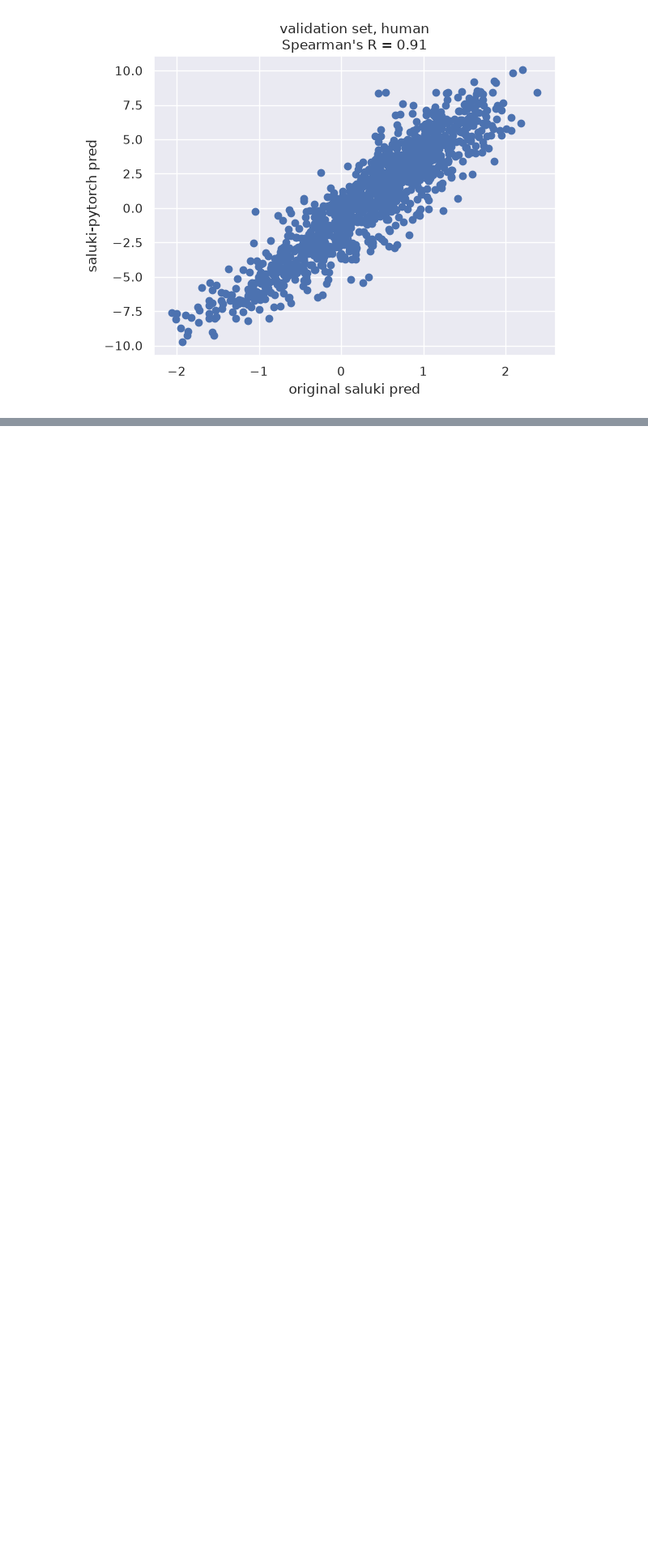
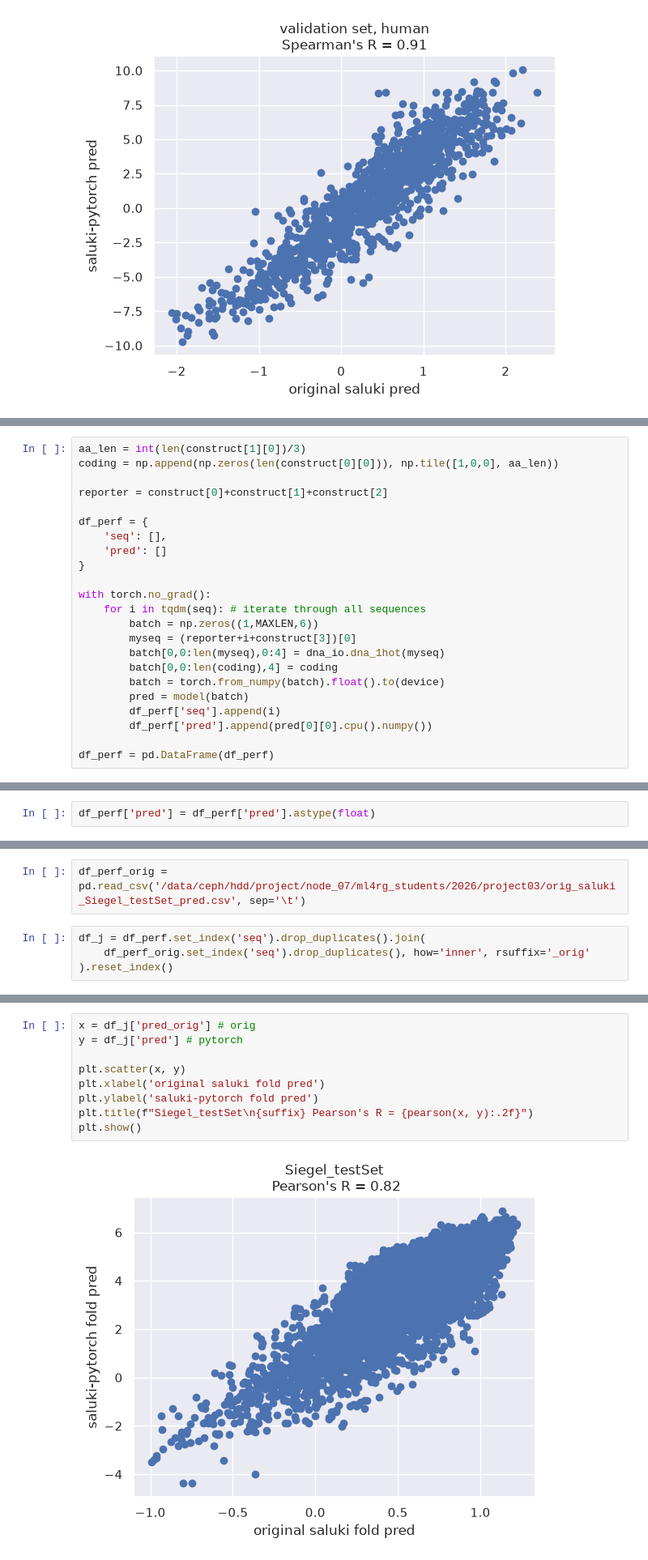
Before and after one commit to coding-novice/project-half-life, a Jupyter notebook: saluki_pytorch_eval.ipynb, the cells around one changed output, grey strips where cells are left out. Shown at 81% size. Saved outputs shown, nothing was run; the diff lists cells and outputs as text; blank space fills up the shorter version.

```diff
--- a/saluki_pytorch_eval.ipynb
+++ b/saluki_pytorch_eval.ipynb
@@ -130,0 +178,23 @@ plt.show()
+# %%
+aa_len = int(len(construct[1][0])/3)
+coding = np.append(np.zeros(len(construct[0][0])), np.tile([1,0,0], aa_len))
+
+reporter = construct[0]+construct[1]+construct[2]
+
+df_perf = {
+    'seq': [],
+    'pred': []
+}
+
+with torch.no_grad():
+    for i in tqdm(seq): # iterate through all sequences
+        batch = np.zeros((1,MAXLEN,6))
+        myseq = (reporter+i+construct[3])[0]
+        batch[0,0:len(myseq),0:4] = dna_io.dna_1hot(myseq)
+        batch[0,0:len(coding),4] = coding
+        batch = torch.from_numpy(batch).float().to(device)
+        pred = model(batch)
+        df_perf['seq'].append(i)
+        df_perf['pred'].append(pred[0][0].cpu().numpy())
+
+df_perf = pd.DataFrame(df_perf)
@@ -130,0 +237,2 @@ plt.show()
+# %%
+df_perf['pred'] = df_perf['pred'].astype(float)
@@ -130,0 +245,6 @@ plt.show()
+# %%
+df_perf_orig = pd.read_csv('/data/ceph/hdd/project/node_07/ml4rg_students/2026/project03/orig_saluki_Siegel_testSet_pred.csv', sep='\t')
+# %%
+df_j = df_perf.set_index('seq').drop_duplicates().join(
+    df_perf_orig.set_index('seq').drop_duplicates(), how='inner', rsuffix='_orig'
+).reset_index()
@@ -130,0 +292,11 @@ plt.show()
+# %%
+x = df_j['pred_orig'] # orig
+y = df_j['pred'] # pytorch
+
+plt.scatter(x, y)
+plt.xlabel('original saluki fold pred')
+plt.ylabel('saluki-pytorch fold pred')
+plt.title(f"Siegel_testSet\n{suffix} Pearson's R = {pearson(x, y):.2f}")
+plt.show()
+# %% [output]
+[figure, added]
```
Also changed, not shown: parts of 24 cells of this notebook, 4 other files.
